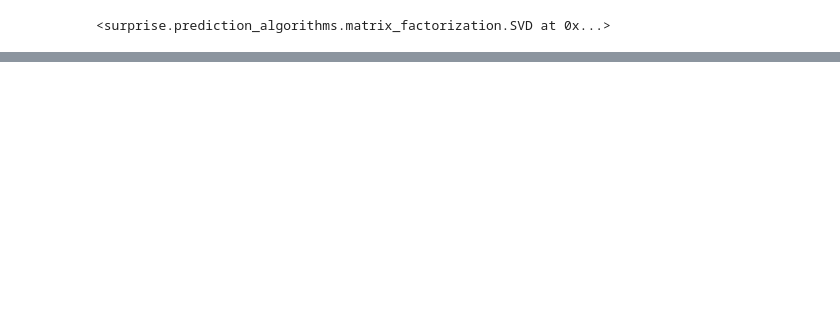
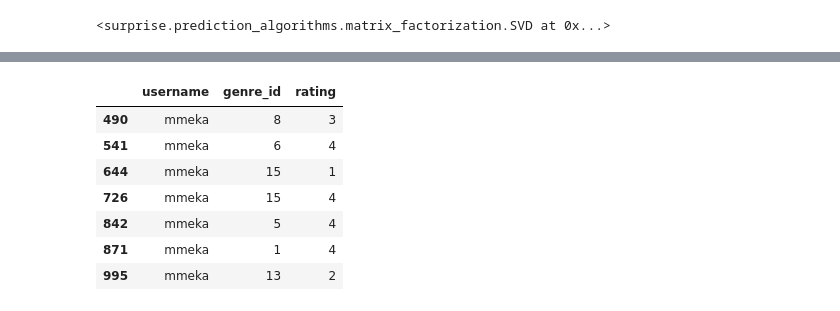
Before and after one commit to python-data-science-2026/Movie-Recommendation-System, a Jupyter notebook: notebooks/Movies_Processing.ipynb, the cells around one changed output, grey strips where cells are left out. Cells and saved outputs as stored; diff of their text form; code cells hidden in the pictures; blank space fills up the shorter version.

Commit message:
Adding sample generated user preferences...

```diff
--- a/notebooks/Movies_Processing.ipynb
+++ b/notebooks/Movies_Processing.ipynb
@@ -421,0 +422,16 @@ array([-2.10169025, -1.57050692, -1.28803641, -0.41478431,  0.06330028,
+# %%
+user_idx = np.random.choice(np.arange(len(users_df)), size=1000, replace=True)
+username_list = list(users_df['username'].iloc[user_idx])
+# %%
+actors_idx = np.random.choice(np.arange(len(actors_df)), size=1000, replace=True)
+genres_idx = np.random.choice(np.arange(len(genres_df)), size=1000, replace=True)
+# %%
+user_actors_df = pd.DataFrame({
+'username':username_list,
+'actor_id':actors_idx,
+'rating': np.random.randint(1, 5, len(username_list))})
+
+user_genres_df = pd.DataFrame({
+'username':username_list,
+'genre_id':genres_idx,
+'rating': np.random.randint(1, 5, len(username_list))})
@@ -421,0 +459,11 @@ array([-2.10169025, -1.57050692, -1.28803641, -0.41478431,  0.06330028,
+# %%
+user_genres_df.loc[user_genres_df['username']=='mmeka']
+# %% [output]
+|  | username | genre_id | rating |
+| 490 | mmeka | 8 | 3 |
+| 541 | mmeka | 6 | 4 |
+| 644 | mmeka | 15 | 1 |
+| 726 | mmeka | 15 | 4 |
+| 842 | mmeka | 5 | 4 |
+| 871 | mmeka | 1 | 4 |
+| 995 | mmeka | 13 | 2 |
```
Also changed, not shown: parts of 19 cells of this notebook, 5 other files.
